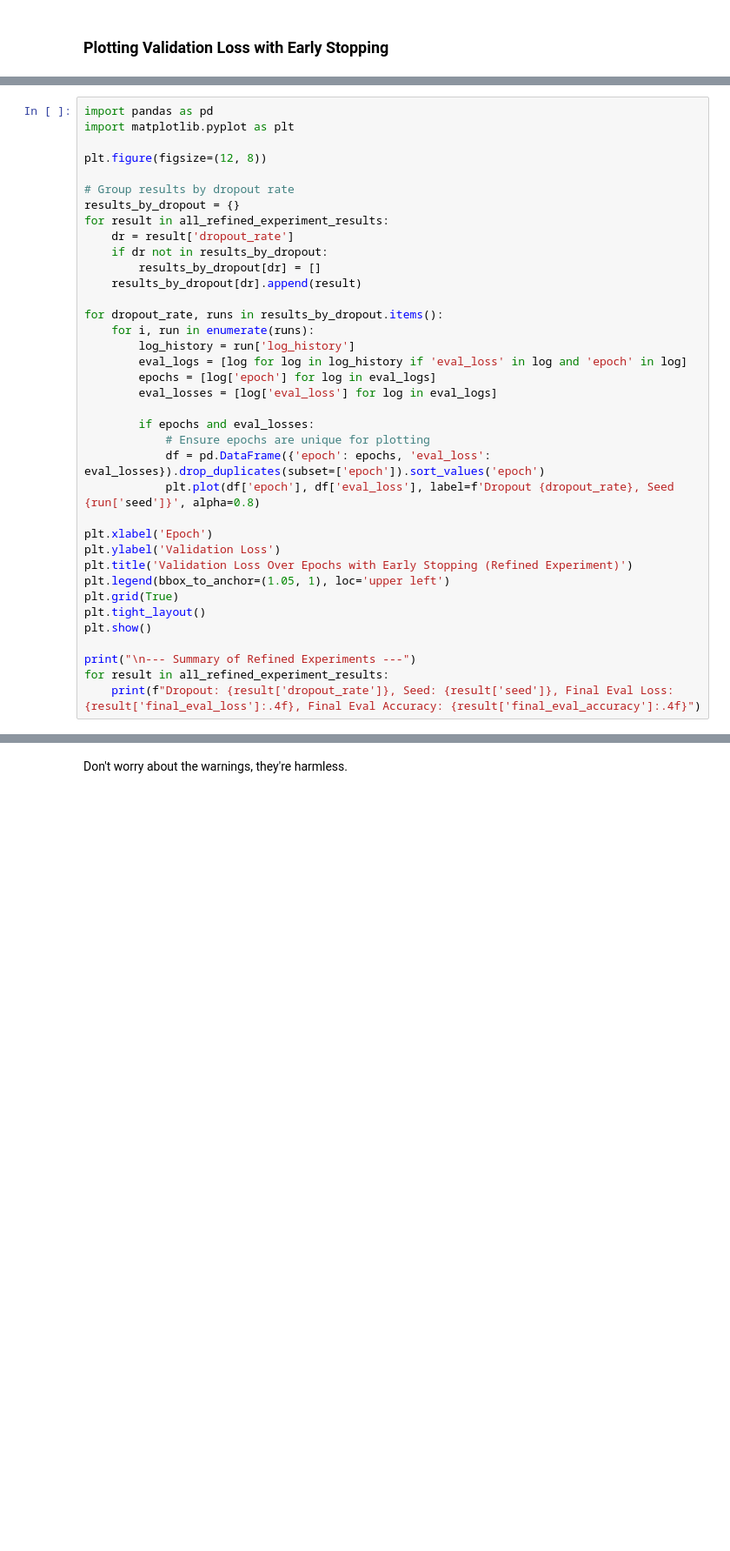
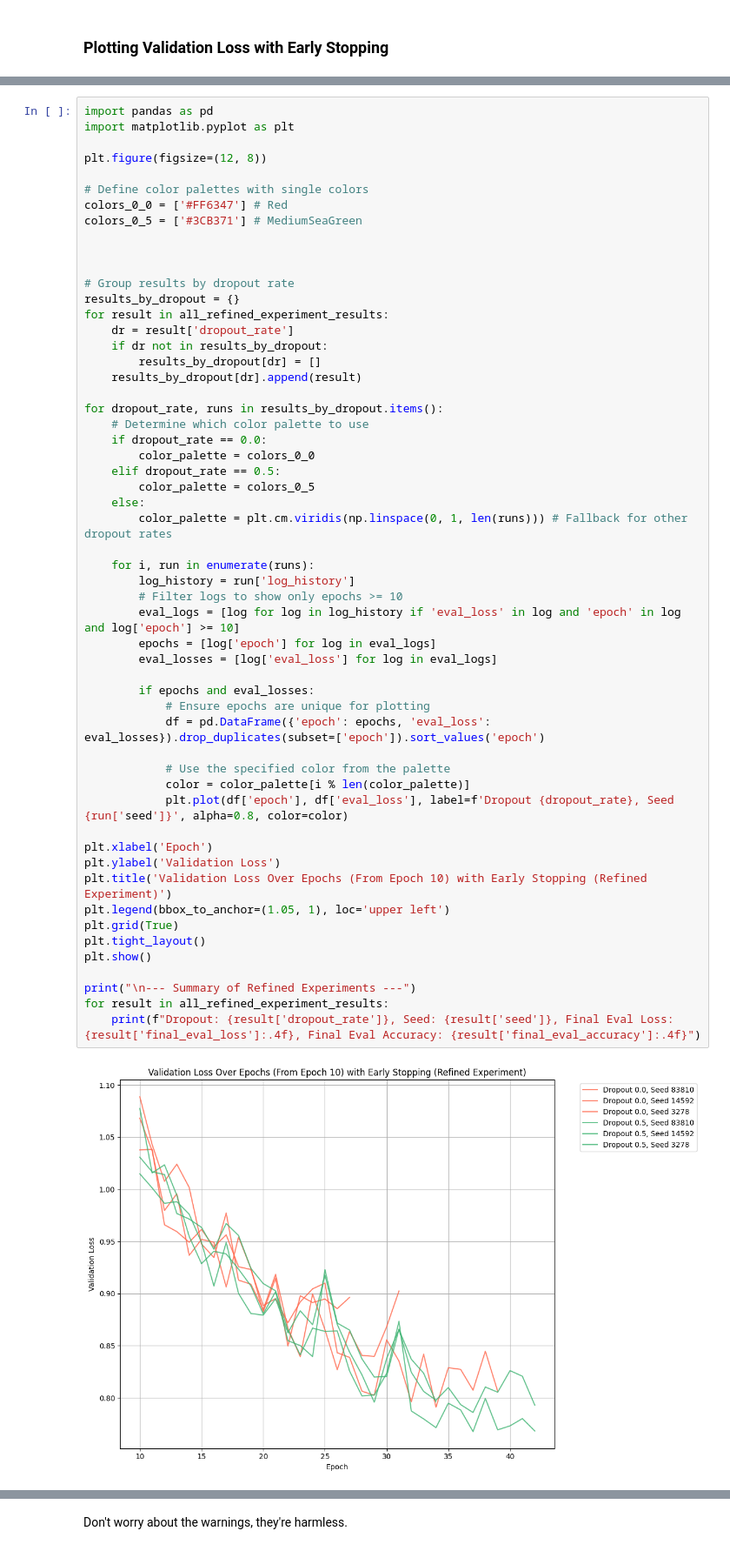
Before and after one commit to geleshChrsitUniversity/randomtest, a Jupyter notebook: examples/image_classification/image_classification_peft_lora.ipynb, the cells around one changed output, grey strips where cells are left out. Shown at 87% size. Drawn from its saved outputs; the diff is of its cells as text; blank space fills up the shorter version.

```diff
--- a/examples/image_classification/image_classification_peft_lora.ipynb
+++ b/examples/image_classification/image_classification_peft_lora.ipynb
@@ -1197,35 +1207,55 @@ import pandas as pd
 import matplotlib.pyplot as plt
 
 plt.figure(figsize=(12, 8))
+
+# Define color palettes with single colors
+colors_0_0 = ['#FF6347'] # Red
+colors_0_5 = ['#3CB371'] # MediumSeaGreen
+
+
 
 # Group results by dropout rate
 results_by_dropout = {}
 for result in all_refined_experiment_results:
     dr = result['dropout_rate']
     if dr not in results_by_dropout:
         results_by_dropout[dr] = []
     results_by_dropout[dr].append(result)
 
 for dropout_rate, runs in results_by_dropout.items():
+    # Determine which color palette to use
+    if dropout_rate == 0.0:
+        color_palette = colors_0_0
+    elif dropout_rate == 0.5:
+        color_palette = colors_0_5
+    else:
+        color_palette = plt.cm.viridis(np.linspace(0, 1, len(runs))) # Fallback for other dropout rates
+
     for i, run in enumerate(runs):
         log_history = run['log_history']
-        eval_logs = [log for log in log_history if 'eval_loss' in log and 'epoch' in log]
+        # Filter logs to show only epochs >= 10
+        eval_logs = [log for log in log_history if 'eval_loss' in log and 'epoch' in log and log['epoch'] >= 10]
         epochs = [log['epoch'] for log in eval_logs]
         eval_losses = [log['eval_loss'] for log in eval_logs]
 
         if epochs and eval_losses:
             # Ensure epochs are unique for plotting
             df = pd.DataFrame({'epoch': epochs, 'eval_loss': eval_losses}).drop_duplicates(subset=['epoch']).sort_values('epoch')
-            plt.plot(df['epoch'], df['eval_loss'], label=f'Dropout {dropout_rate}, Seed {run['seed']}', alpha=0.8)
+
+            # Use the specified color from the palette
+            color = color_palette[i % len(color_palette)]
+            plt.plot(df['epoch'], df['eval_loss'], label=f'Dropout {dropout_rate}, Seed {run['seed']}', alpha=0.8, color=color)
 
 plt.xlabel('Epoch')
 plt.ylabel('Validation Loss')
-plt.title('Validation Loss Over Epochs with Early Stopping (Refined Experiment)')
+plt.title('Validation Loss Over Epochs (From Epoch 10) with Early Stopping (Refined Experiment)')
 plt.legend(bbox_to_anchor=(1.05, 1), loc='upper left')
 plt.grid(True)
 plt.tight_layout()
 plt.show()
 
 print("\n--- Summary of Refined Experiments ---")
 for result in all_refined_experiment_results:
     print(f"Dropout: {result['dropout_rate']}, Seed: {result['seed']}, Final Eval Loss: {result['final_eval_loss']:.4f}, Final Eval Accuracy: {result['final_eval_accuracy']:.4f}")
+# %% [output]
+[figure, added]
```
Also changed, not shown: parts of 5 cells of this notebook.
